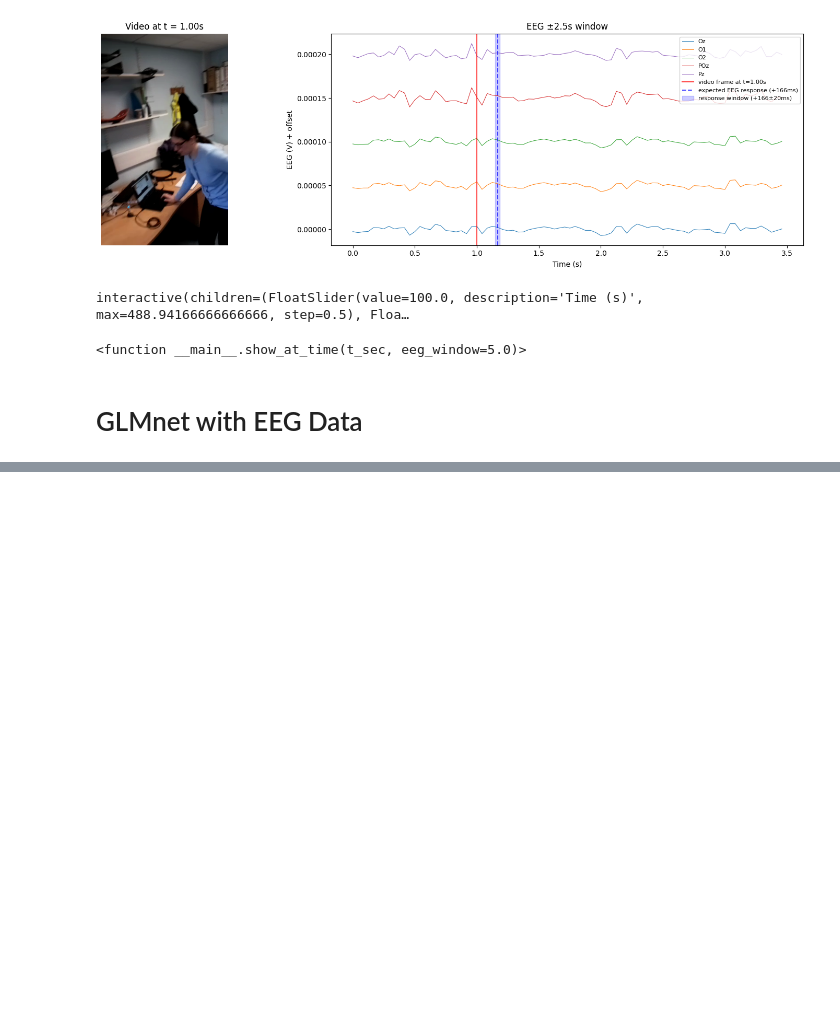
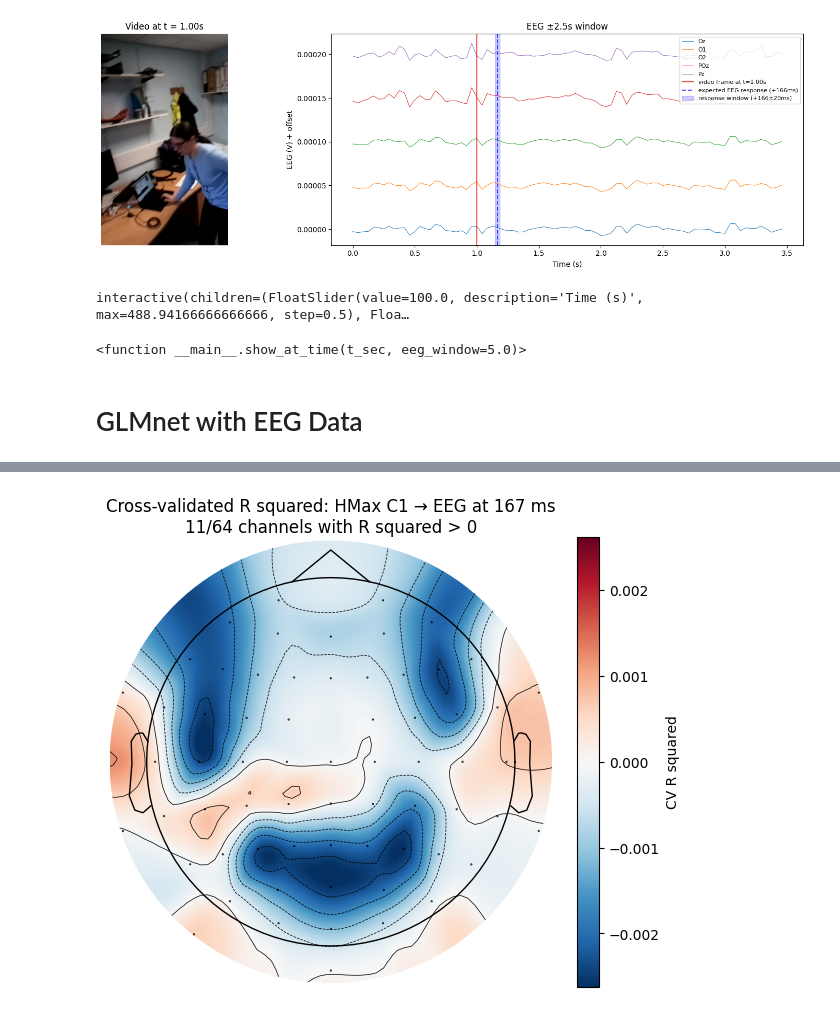
Before and after one commit to AnsonLiu01/vision_proc_networks, a Jupyter notebook: src/eda/cornet_test.ipynb, the cells around one changed output, grey strips where cells are left out. Saved outputs shown, nothing was run; the diff lists cells and outputs as text; code cells hidden in the pictures; blank space fills up the shorter version.

```diff
--- a/src/eda/cornet_test.ipynb
+++ b/src/eda/cornet_test.ipynb
@@ -495,0 +549,20 @@ interactive(children=(FloatSlider(value=100.0, description='Time (s)', max=488.9
+# %%
+eeg_picks = mne.pick_types(raw.info, eeg=True)
+info_eeg = mne.pick_info(raw.info, eeg_picks)
+
+r_cv_eeg = r_cv[eeg_picks]
+vmax = np.abs(r_cv_eeg).max()
+
+fig, ax = plt.subplots(1, 1, figsize=(6, 6))
+im, _ = mne.viz.plot_topomap(
+    r_cv_eeg, info_eeg, axes=ax, show=False,
+    vlim=(-vmax, vmax), cmap="RdBu_r",
+)
+n_pos = (r_cv_eeg > 0).sum()
+ax.set_title(f"Cross-validated R squared: HMax C1 → EEG at {best_lag_ms:.0f} ms\n"
+             f"{n_pos}/{len(r_cv_eeg)} channels with R squared > 0")
+plt.colorbar(im, ax=ax, fraction=0.046, label="CV R squared")
+plt.tight_layout()
+plt.show()
+# %% [output]
+[figure, added]
```
Also changed, not shown: parts of 13 cells of this notebook, 2 other files.
